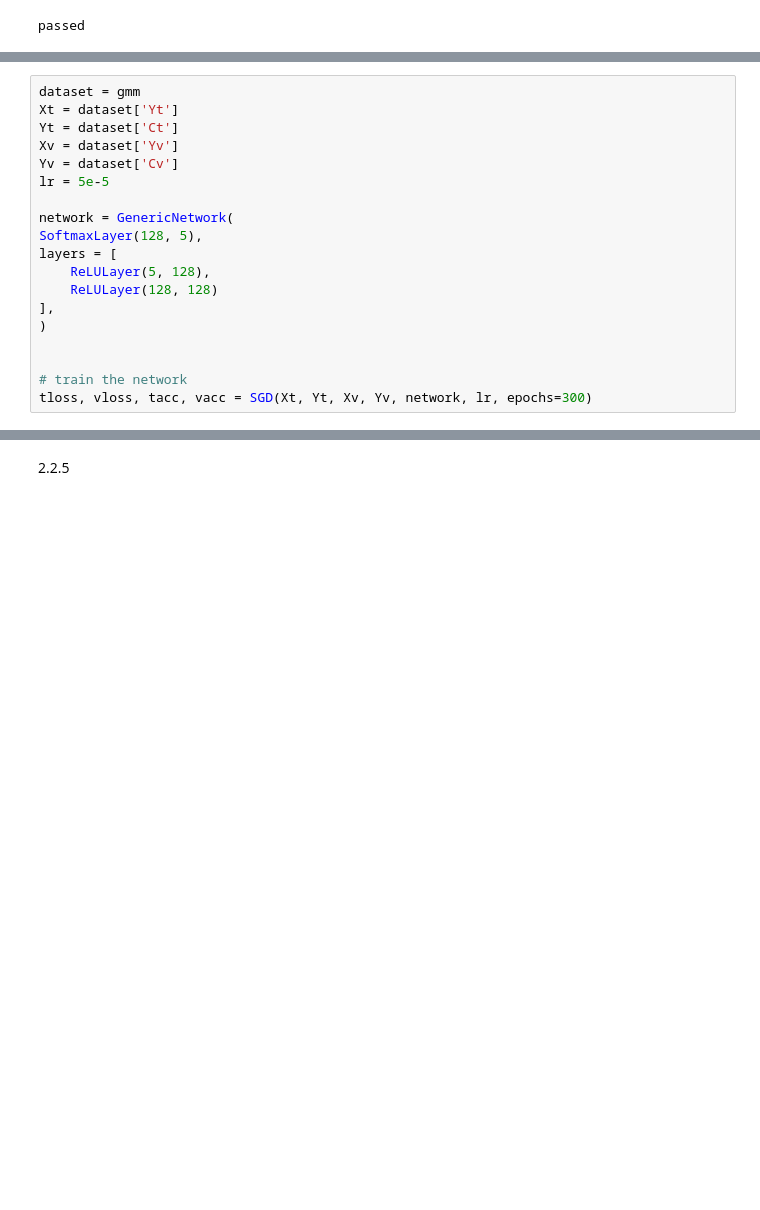
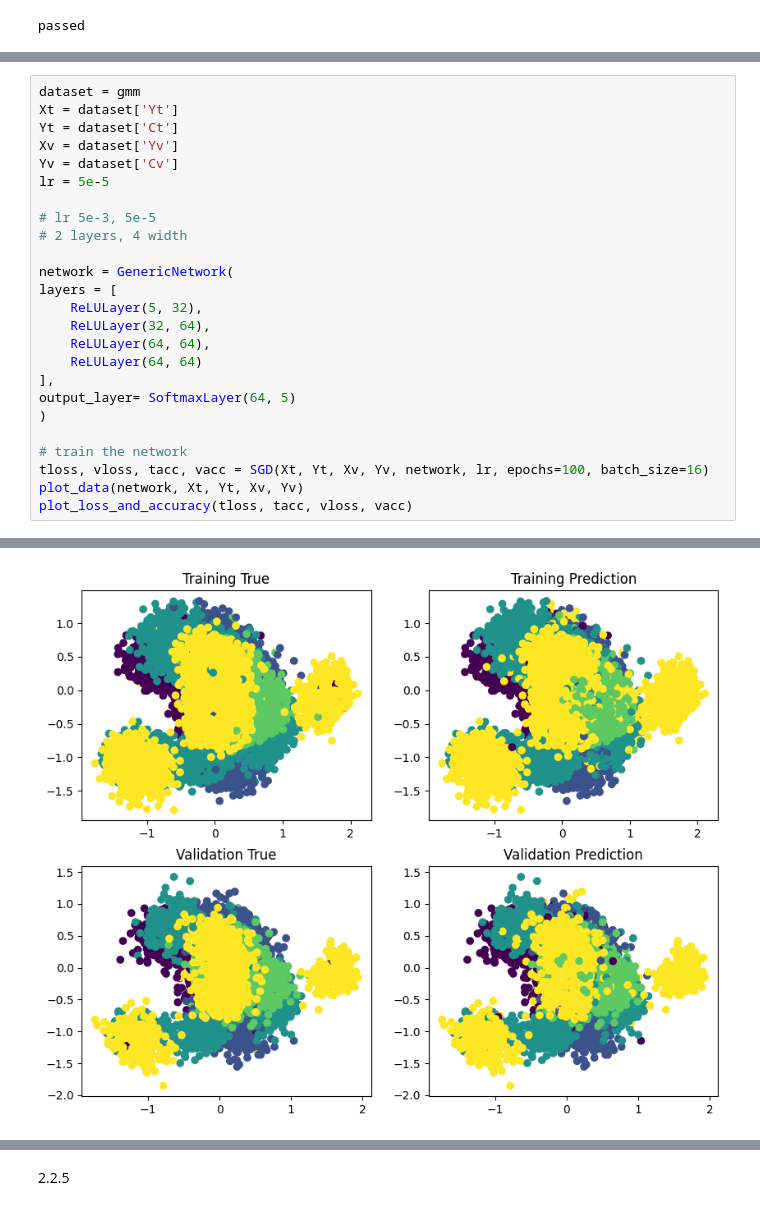
Before and after one commit to elemyoav/Deep-Learning, a Jupyter notebook: Deep-Learning-1.ipynb, the cells around one changed output, grey strips where cells are left out. Saved outputs shown, nothing was run; the diff lists cells and outputs as text; blank space fills up the shorter version.

```diff
--- a/Deep-Learning-1.ipynb
+++ b/Deep-Learning-1.ipynb
@@ -335,15 +447,21 @@ Xv = dataset['Yv']
 Yv = dataset['Cv']
 lr = 5e-5
 
+# lr 5e-3, 5e-5
+# 2 layers, 4 width
+
 network = GenericNetwork(
-SoftmaxLayer(128, 5),
 layers = [
-    ReLULayer(5, 128),
-    ReLULayer(128, 128)
+    ReLULayer(5, 32),
+    ReLULayer(32, 64),
+    ReLULayer(64, 64),
+    ReLULayer(64, 64)
 ],
+output_layer= SoftmaxLayer(64, 5)
 )
 
-
 # train the network
-tloss, vloss, tacc, vacc = SGD(Xt, Yt, Xv, Yv, network, lr, epochs=300)
+tloss, vloss, tacc, vacc = SGD(Xt, Yt, Xv, Yv, network, lr, epochs=100, batch_size=16)
+plot_data(network, Xt, Yt, Xv, Yv)
+plot_loss_and_accuracy(tloss, tacc, vloss, vacc)
 # %% [output]
@@ -366,0 +485 @@ Epoch 299, validation accuracy: 0.95344
+[figure, added]
```
Also changed, not shown: parts of 26 cells of this notebook, 4 other files.
